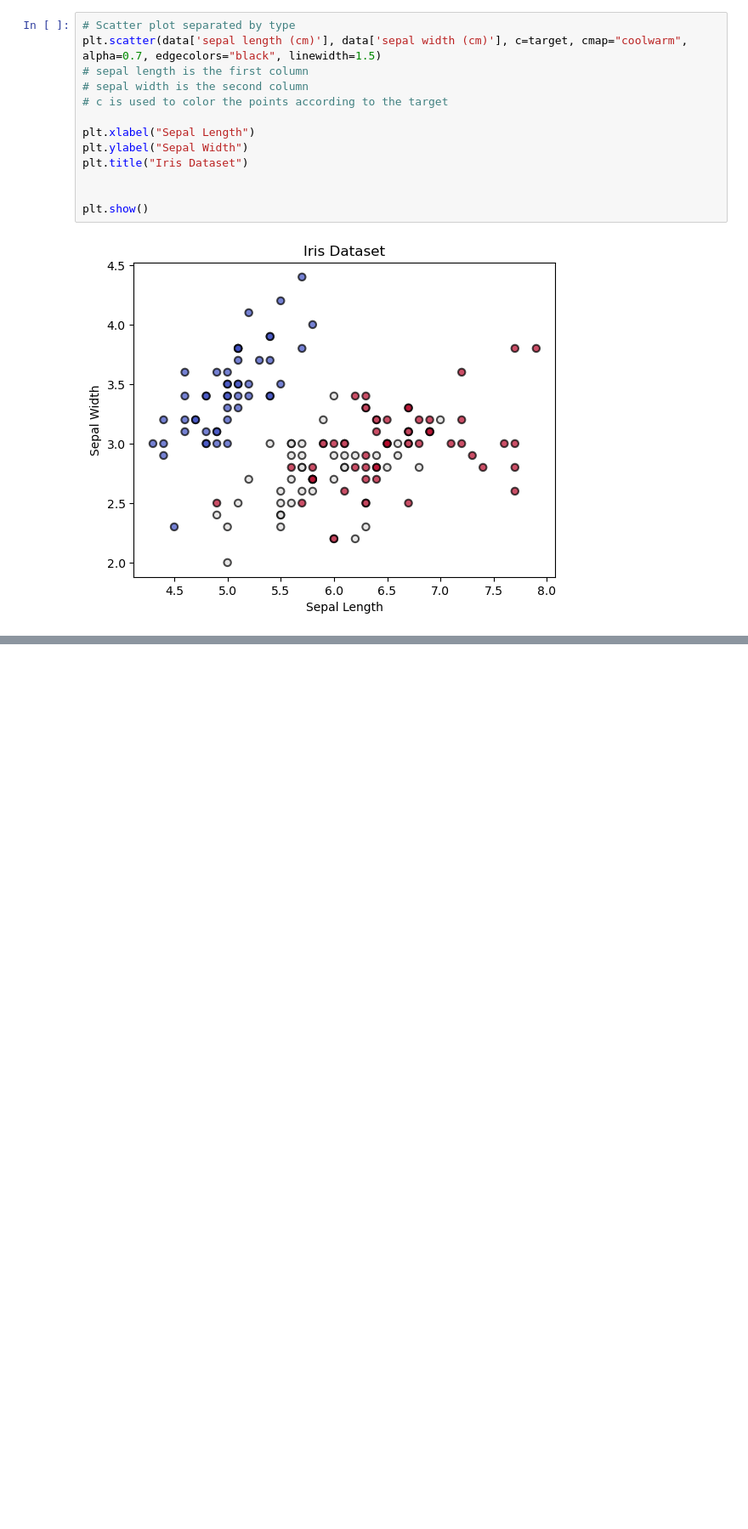
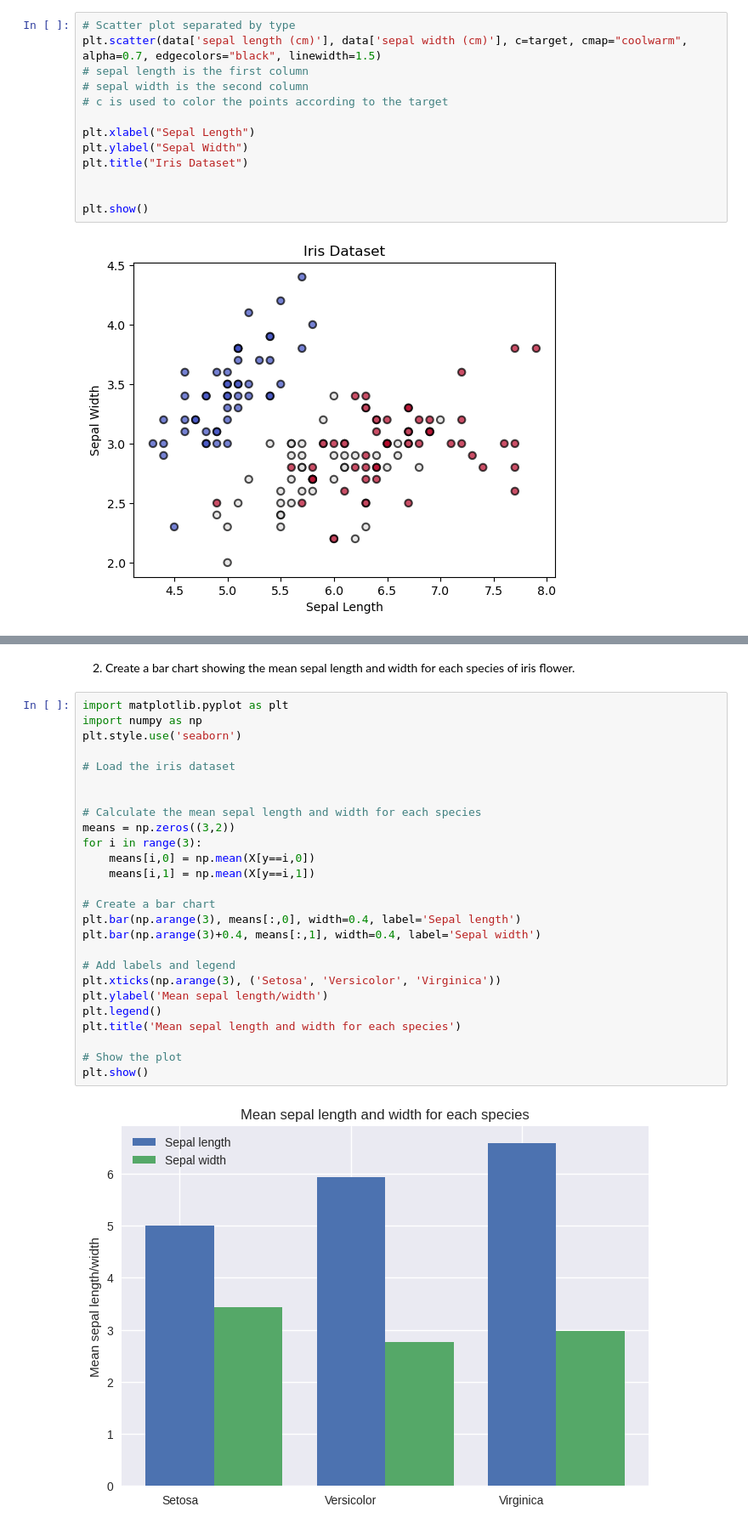
Before and after one commit to sormazabal/IntroToPython2022, a Jupyter notebook: Week5/Week5.ipynb, the cells around one changed output, grey strips where cells are left out. Shown at 85% size. Cells and saved outputs as stored; diff of their text form; blank space fills up the shorter version.

```diff
--- a/Week5/Week5.ipynb
+++ b/Week5/Week5.ipynb
@@ -355,0 +439,30 @@ plt.show()
+# %% [markdown]
+2. Create a bar chart showing the mean sepal length and width for each species of iris flower.
+# %%
+import matplotlib.pyplot as plt
+import numpy as np
+plt.style.use('seaborn')
+
+# Load the iris dataset
+
+
+# Calculate the mean sepal length and width for each species
+means = np.zeros((3,2))
+for i in range(3):
+    means[i,0] = np.mean(X[y==i,0])
+    means[i,1] = np.mean(X[y==i,1])
+
+# Create a bar chart
+plt.bar(np.arange(3), means[:,0], width=0.4, label='Sepal length')
+plt.bar(np.arange(3)+0.4, means[:,1], width=0.4, label='Sepal width')
+
+# Add labels and legend
+plt.xticks(np.arange(3), ('Setosa', 'Versicolor', 'Virginica'))
+plt.ylabel('Mean sepal length/width')
+plt.legend()
+plt.title('Mean sepal length and width for each species')
+
+# Show the plot
+plt.show()
+# %% [output]
+[figure, added]
```
Also changed, not shown: parts of 7 cells of this notebook.
